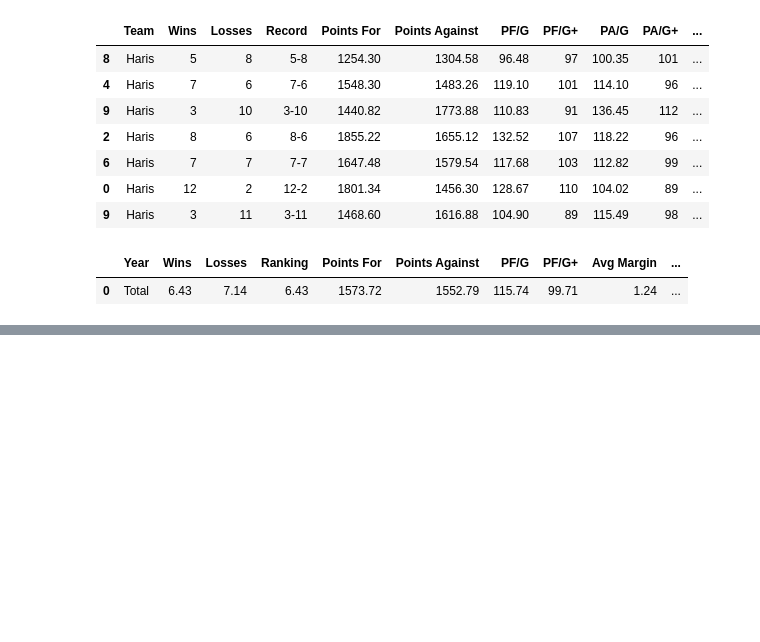
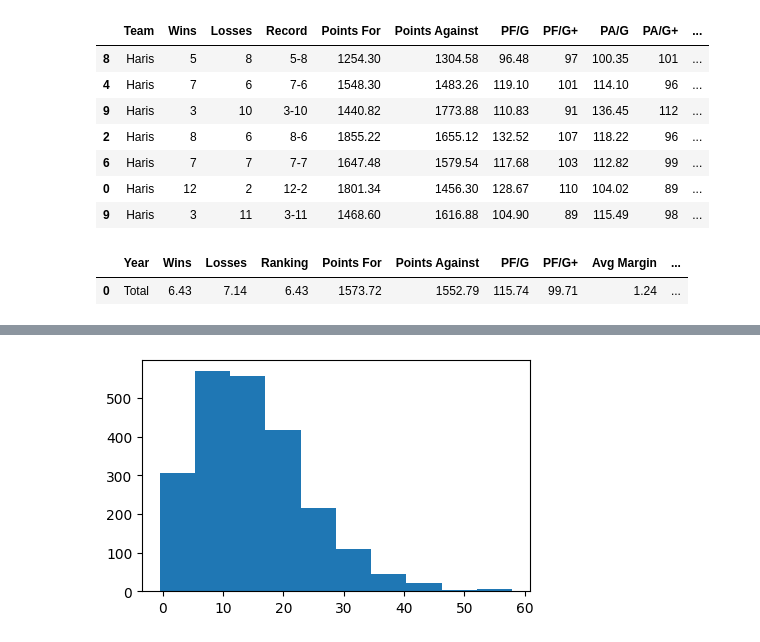
Before and after one commit to serdarevichar8/fantasy-football-website, a Jupyter notebook: fantasy-football-data.ipynb, the cells around one changed output, grey strips where cells are left out. Saved outputs shown, nothing was run; the diff lists cells and outputs as text; code cells hidden in the pictures; blank space fills up the shorter version.

Commit message:
Add player_game csv and projected points
In database add projected points to the player_games table

Create the view player_game_data for future edits

```diff
--- a/fantasy-football-data.ipynb
+++ b/fantasy-football-data.ipynb
@@ -481,0 +573,10 @@ data = fetch_new_data(year=2025, version=4)
+# %%
+data = constants.PLAYER_GAME_DATA.loc[constants.PLAYER_GAME_DATA['Slot Position'] != 'BE'].copy()
+
+for position in ['QB','RB','WR','TE','RB/WR/TE','D/ST','K']:
+    data_year = data.loc[data['Slot Position'] == position].copy()
+    data_year['Projection Difference'] = data_year['Points'] - data_year['Projected Points']
+
+    proj_std = data_year['Projection Difference'].std()
+    proj_mean = data_year['Projection Difference'].mean()
+    print(position, proj_std, proj_mean)
@@ -481,0 +591,9 @@ data = fetch_new_data(year=2025, version=4)
+# %%
+data_position = data.loc[data['Slot Position'] == 'WR'].copy()
+data_position['Projection Difference'] = data_position['Points'] - data_position['Projected Points']
+
+plt.figure(figsize=(5,3))
+plt.hist(data_position['Points'])
+plt.show()
+# %% [output]
+[figure, added]
```
Also changed, not shown: parts of 9 cells of this notebook, 3 other files.
